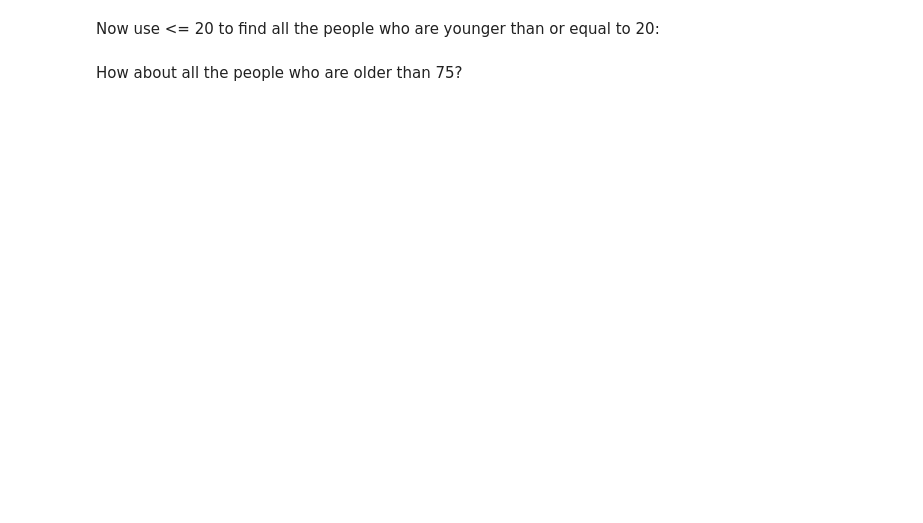
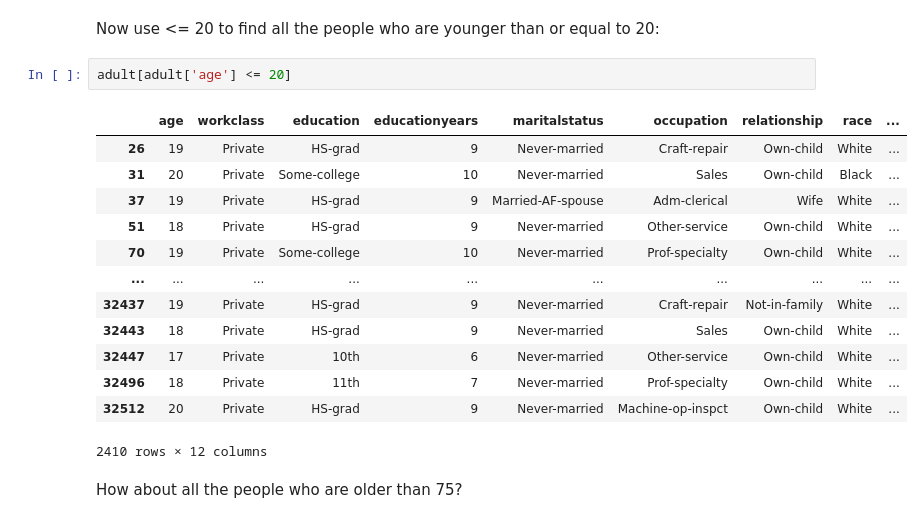
Before and after one commit to pschorey/Valpo_IT533, a Jupyter notebook: IT_533_STEM_Module2_Preprocessing.ipynb, the cells around one changed output. Saved outputs shown, nothing was run; the diff lists cells and outputs as text; blank space fills up the shorter version.

```diff
--- a/IT_533_STEM_Module2_Preprocessing.ipynb
+++ b/IT_533_STEM_Module2_Preprocessing.ipynb
@@ -139,5 +149,21 @@ adult[adult['age'] == 90] # NOTE here that == means "equal to"; it is NOT the ma
 | 32367 | 90 | Local-gov | 7th-8th | 4 | Married-civ-spouse | Protective-serv | Husband | White | ... |
 # %% [markdown]
 Now use <= 20 to find all the people who are younger than or equal to 20:
+# %%
+adult[adult['age'] <= 20]
+# %% [output]
+|  | age | workclass | education | educationyears | maritalstatus | occupation | relationship | race | ... |
+| 26 | 19 | Private | HS-grad | 9 | Never-married | Craft-repair | Own-child | White | ... |
+| 31 | 20 | Private | Some-college | 10 | Never-married | Sales | Own-child | Black | ... |
+| 37 | 19 | Private | HS-grad | 9 | Married-AF-spouse | Adm-clerical | Wife | White | ... |
+| 51 | 18 | Private | HS-grad | 9 | Never-married | Other-service | Own-child | White | ... |
+| 70 | 19 | Private | Some-college | 10 | Never-married | Prof-specialty | Own-child | White | ... |
+| ... | ... | ... | ... | ... | ... | ... | ... | ... | ... |
+| 32437 | 19 | Private | HS-grad | 9 | Never-married | Craft-repair | Not-in-family | White | ... |
+| 32443 | 18 | Private | HS-grad | 9 | Never-married | Sales | Own-child | White | ... |
+| 32447 | 17 | Private | 10th | 6 | Never-married | Other-service | Own-child | White | ... |
+| 32496 | 18 | Private | 11th | 7 | Never-married | Prof-specialty | Own-child | White | ... |
+| 32512 | 20 | Private | HS-grad | 9 | Never-married | Machine-op-inspct | Own-child | White | ... |
+2410 rows × 12 columns
 # %% [markdown]
 How about all the people who are older than 75?
```
Also changed, not shown: parts of 31 cells of this notebook.
